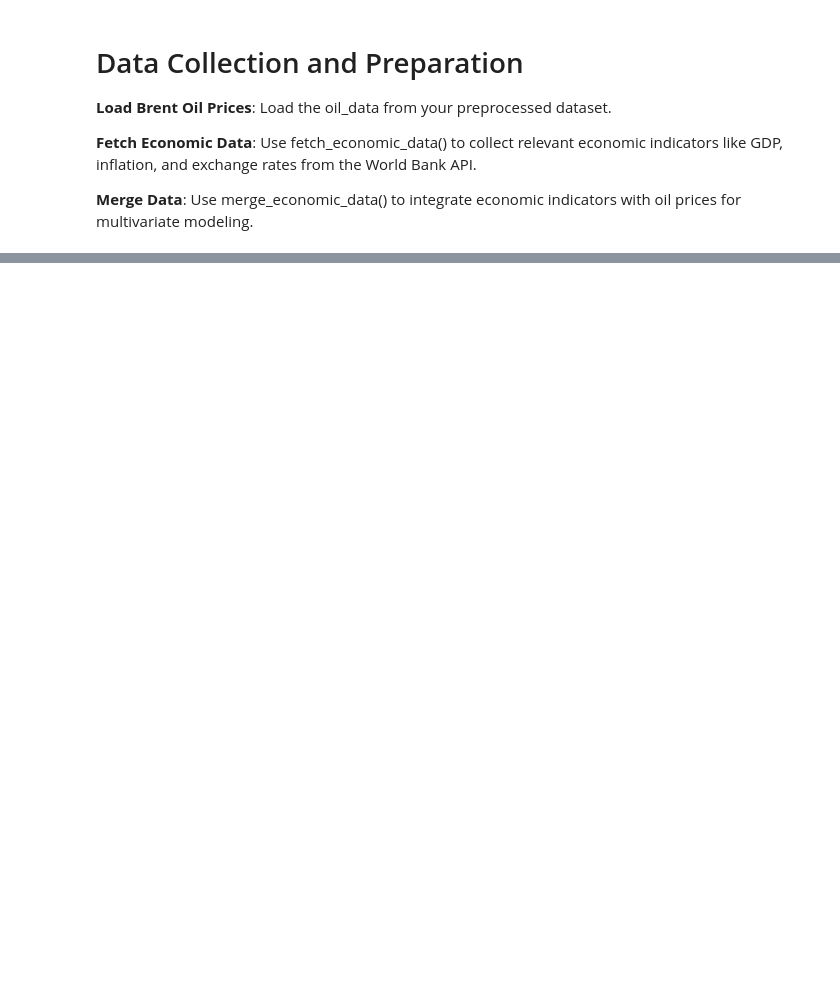
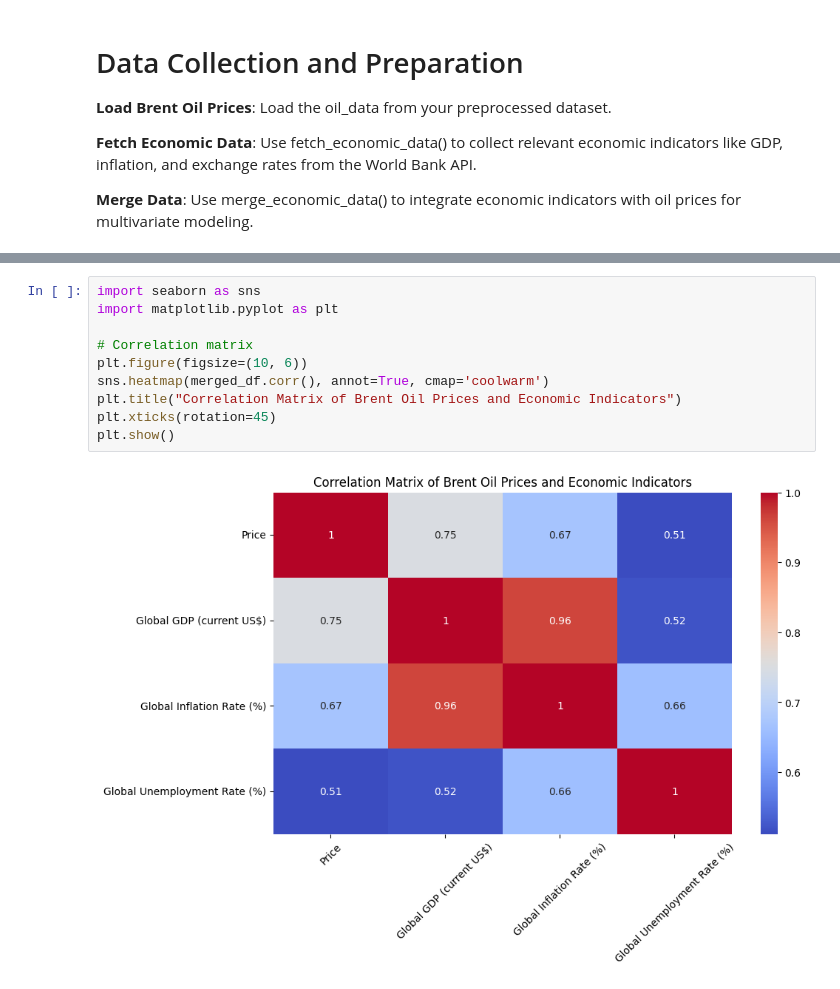
Before and after one commit to Seife1/Brent-Oil-Price-Analysis-and-Change-Point-Detection, a Jupyter notebook: notebooks/Brent_Oil_Analysis_Task2.ipynb, the cells around one changed output, grey strips where cells are left out. Drawn from its saved outputs; the diff is of its cells as text; blank space fills up the shorter version.

```diff
--- a/notebooks/Brent_Oil_Analysis_Task2.ipynb
+++ b/notebooks/Brent_Oil_Analysis_Task2.ipynb
@@ -113,0 +225,12 @@ merged_data = merge_economic_data(oil_data, economic_data)
+# %%
+import seaborn as sns
+import matplotlib.pyplot as plt
+
+# Correlation matrix
+plt.figure(figsize=(10, 6))
+sns.heatmap(merged_df.corr(), annot=True, cmap='coolwarm')
+plt.title("Correlation Matrix of Brent Oil Prices and Economic Indicators")
+plt.xticks(rotation=45)
+plt.show()
+# %% [output]
+[figure, added]
```
Also changed, not shown: parts of 31 cells of this notebook, 2 other files.
